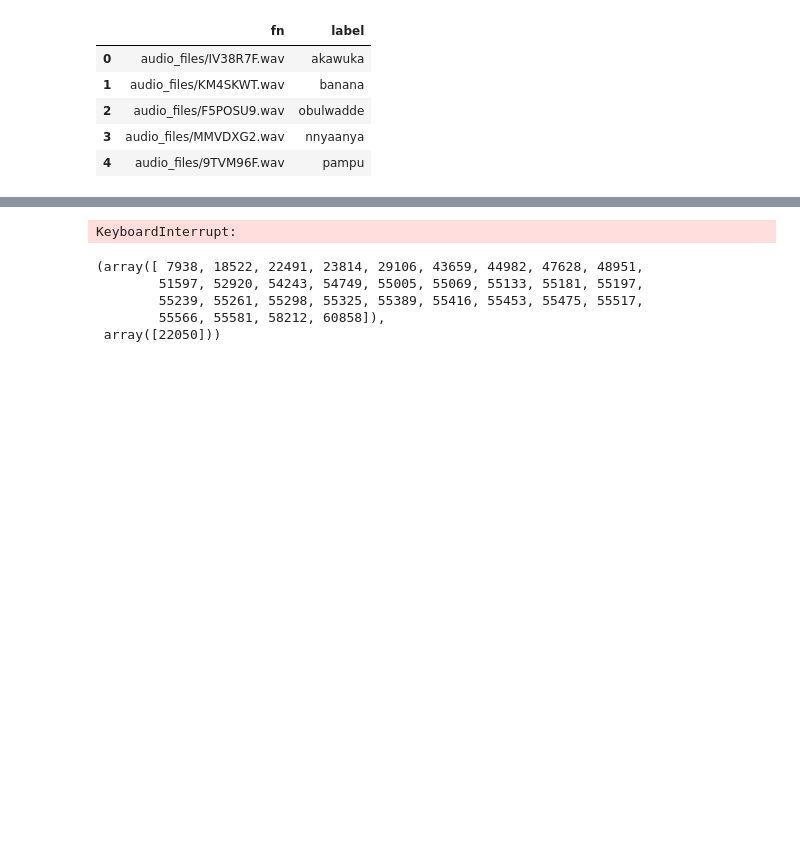
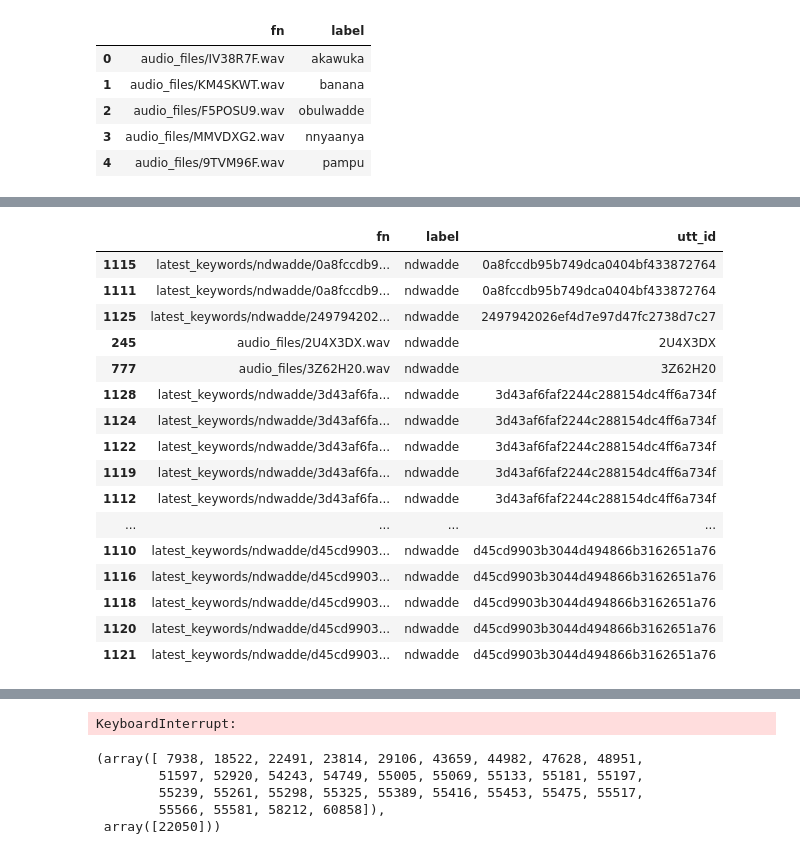
Before and after one commit to astromid/zindi-keyword-spotter, a Jupyter notebook: notebooks/EDA.ipynb, the cells around one changed output, grey strips where cells are left out. Cells and saved outputs as stored; diff of their text form; code cells hidden in the pictures; blank space fills up the shorter version.

```diff
--- a/notebooks/EDA.ipynb
+++ b/notebooks/EDA.ipynb
@@ -28,0 +68,20 @@ all_train.head()
+# %%
+all_train[all_train['label'] == 'ndwadde'].sort_values('utt_id')
+# %% [output]
+|  | fn | label | utt_id |
+| 1115 | latest_keywords/ndwadde/0a8fccdb9... | ndwadde | 0a8fccdb95b749dca0404bf433872764 |
+| 1111 | latest_keywords/ndwadde/0a8fccdb9... | ndwadde | 0a8fccdb95b749dca0404bf433872764 |
+| 1125 | latest_keywords/ndwadde/249794202... | ndwadde | 2497942026ef4d7e97d47fc2738d7c27 |
+| 245 | audio_files/2U4X3DX.wav | ndwadde | 2U4X3DX |
+| 777 | audio_files/3Z62H20.wav | ndwadde | 3Z62H20 |
+| 1128 | latest_keywords/ndwadde/3d43af6fa... | ndwadde | 3d43af6faf2244c288154dc4ff6a734f |
+| 1124 | latest_keywords/ndwadde/3d43af6fa... | ndwadde | 3d43af6faf2244c288154dc4ff6a734f |
+| 1122 | latest_keywords/ndwadde/3d43af6fa... | ndwadde | 3d43af6faf2244c288154dc4ff6a734f |
+| 1119 | latest_keywords/ndwadde/3d43af6fa... | ndwadde | 3d43af6faf2244c288154dc4ff6a734f |
+| 1112 | latest_keywords/ndwadde/3d43af6fa... | ndwadde | 3d43af6faf2244c288154dc4ff6a734f |
+| ... | ... | ... | ... |
+| 1110 | latest_keywords/ndwadde/d45cd9903... | ndwadde | d45cd9903b3044d494866b3162651a76 |
+| 1116 | latest_keywords/ndwadde/d45cd9903... | ndwadde | d45cd9903b3044d494866b3162651a76 |
+| 1118 | latest_keywords/ndwadde/d45cd9903... | ndwadde | d45cd9903b3044d494866b3162651a76 |
+| 1120 | latest_keywords/ndwadde/d45cd9903... | ndwadde | d45cd9903b3044d494866b3162651a76 |
+| 1121 | latest_keywords/ndwadde/d45cd9903... | ndwadde | d45cd9903b3044d494866b3162651a76 |
```
Also changed, not shown: parts of 24 cells of this notebook, 5 other files.
